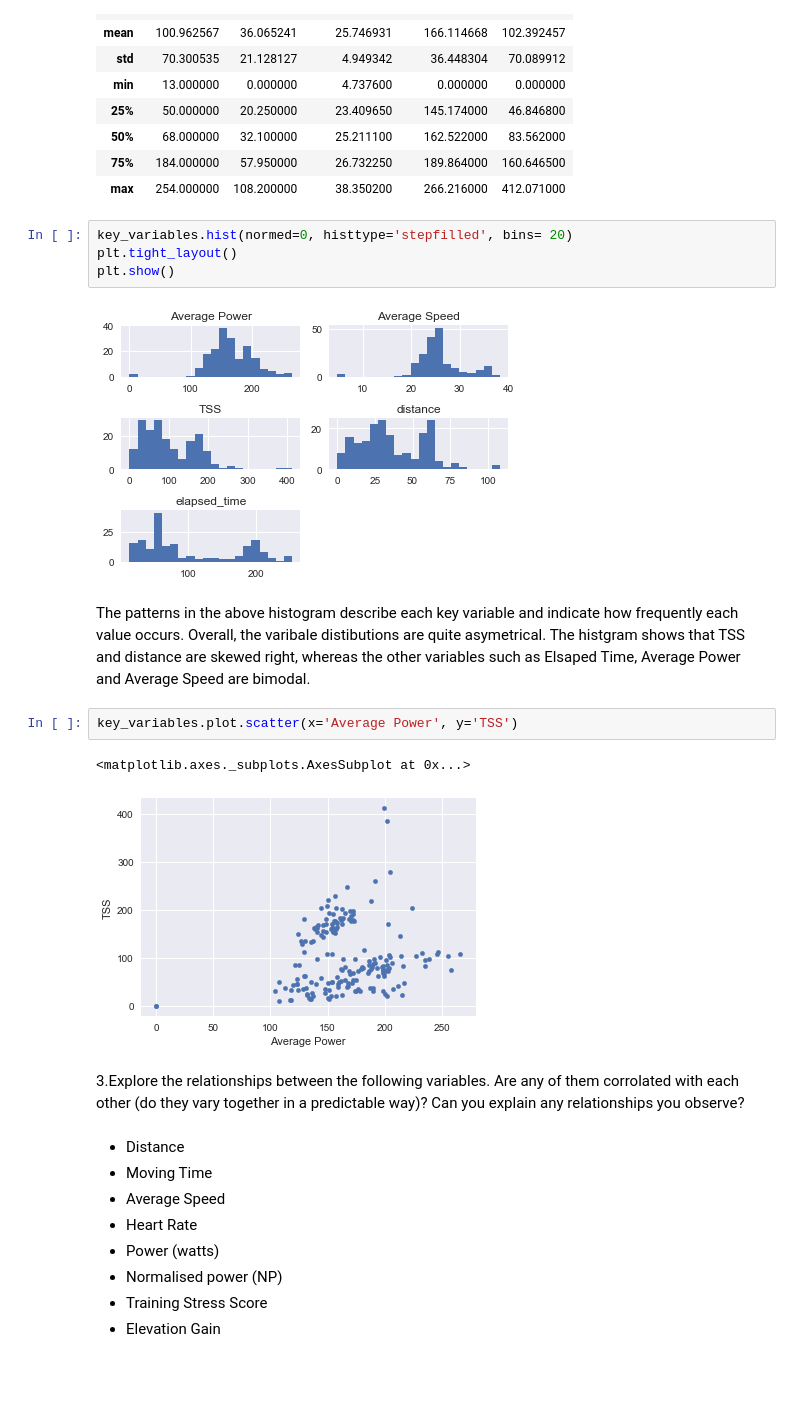
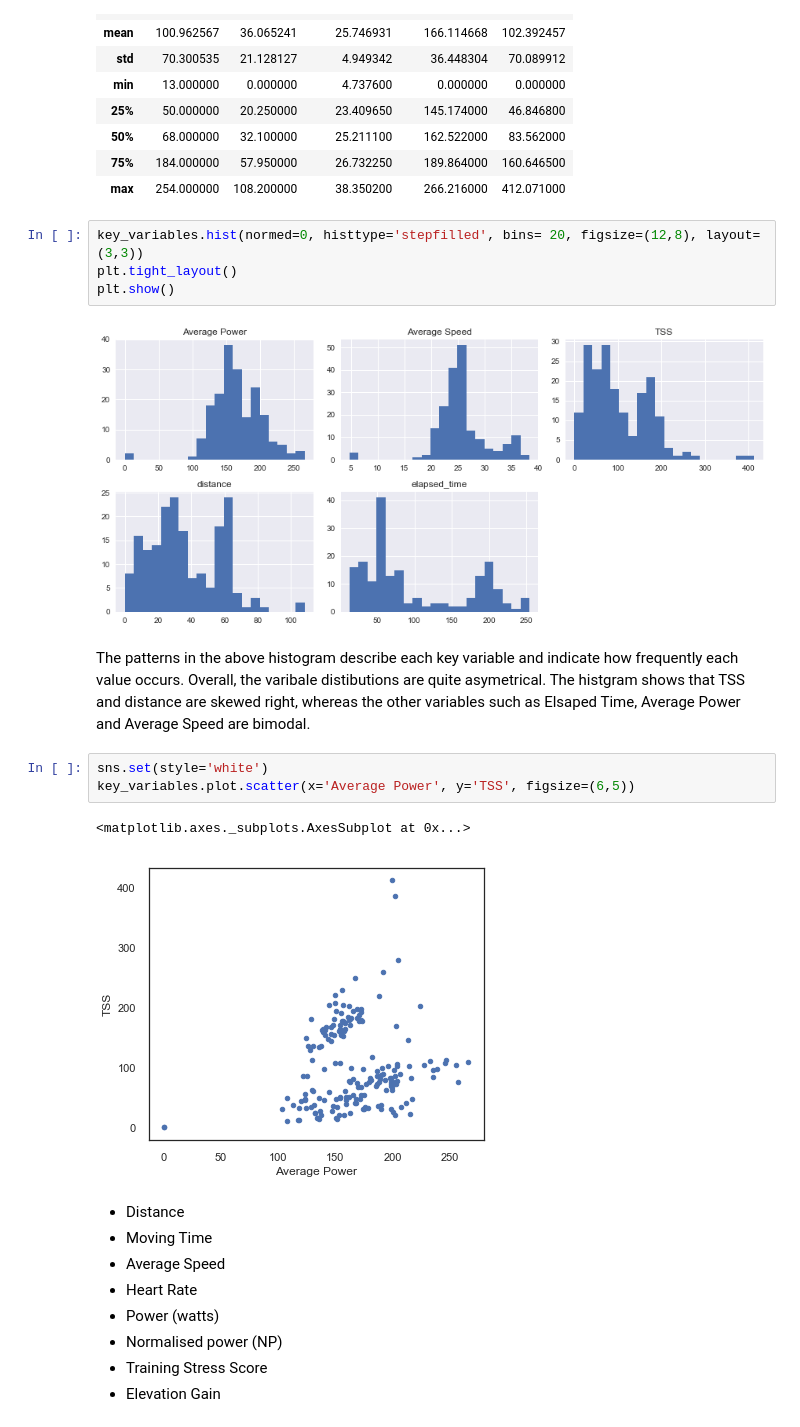
Before and after one commit to arianaroz/comp257-portfolio-2019, a Jupyter notebook: Portfolio 1.ipynb, the cells around one changed output. Drawn from its saved outputs; the diff is of its cells as text; blank space fills up the shorter version.

Commit message:
reformatted challenge graphs

```diff
--- a/Portfolio 1.ipynb
+++ b/Portfolio 1.ipynb
@@ -182,20 +145,19 @@ key_variables.describe()
 | 75% | 184.000000 | 57.950000 | 26.732250 | 189.864000 | 160.646500 |
 | max | 254.000000 | 108.200000 | 38.350200 | 266.216000 | 412.071000 |
 # %%
-key_variables.hist(normed=0, histtype='stepfilled', bins= 20)
+key_variables.hist(normed=0, histtype='stepfilled', bins= 20, figsize=(12,8), layout=(3,3))
 plt.tight_layout()
 plt.show()
 # %% [output]
-[figure, old version]
+[figure, new version]
 # %% [markdown]
 The patterns in the above histogram describe each key variable and indicate how frequently each value occurs. Overall, the varibale distibutions are quite asymetrical. The histgram shows that TSS and distance are skewed right, whereas the other variables such as Elsaped Time, Average Power and Average Speed are bimodal.
 # %%
-key_variables.plot.scatter(x='Average Power', y='TSS')
+sns.set(style='white')
+key_variables.plot.scatter(x='Average Power', y='TSS', figsize=(6,5))
 # %% [output]
 <matplotlib.axes._subplots.AxesSubplot at 0x...>
-[figure, old version]
+[figure, new version]
-# %% [markdown]
-3.Explore the relationships between the following variables. Are any of them corrolated with each other (do they vary together in a predictable way)? Can you explain any relationships you observe?
 # %% [markdown]
 * Distance
 * Moving Time
```
Also changed, not shown: parts of 24 cells of this notebook.
